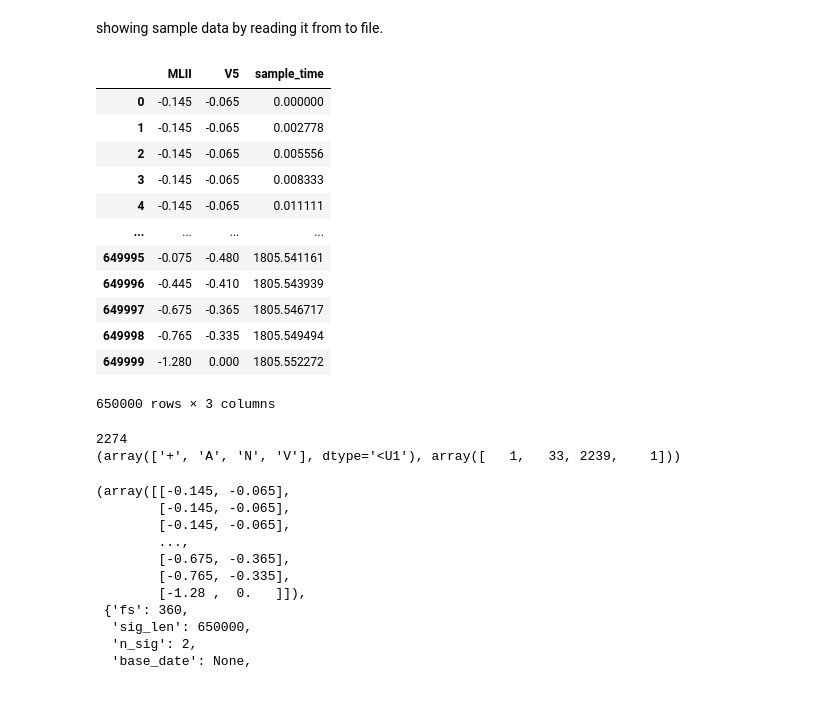
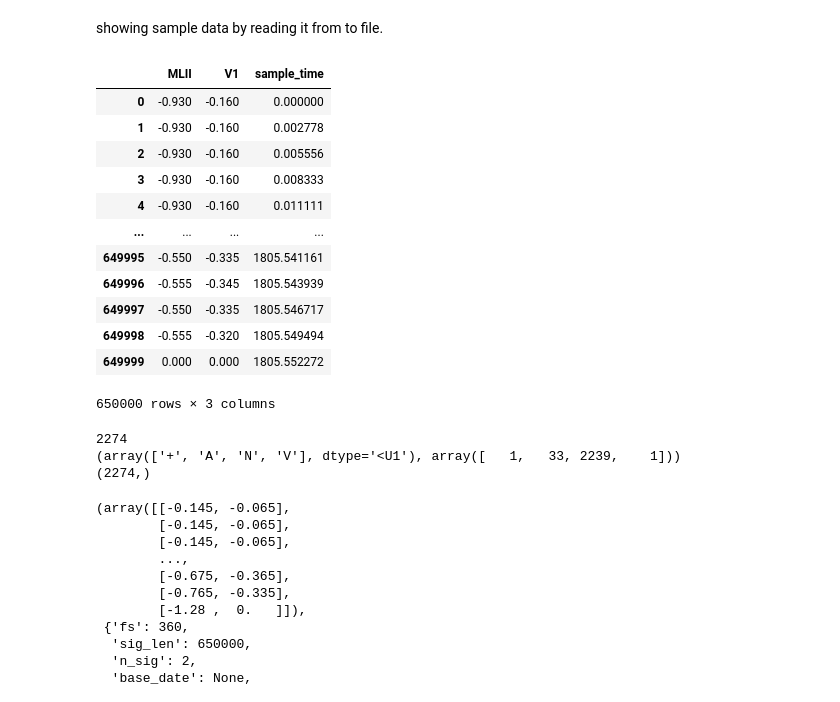
Before and after one commit to Mahmoud-albisary/Automatic-Detection-of-Heart-Arrhythmias-from-ECG-Signals, a Jupyter notebook: file.ipynb, the cells around one changed output. Saved outputs shown, nothing was run; the diff lists cells and outputs as text; code cells hidden in the pictures.

```diff
--- a/file.ipynb
+++ b/file.ipynb
@@ -12,24 +12,24 @@ from scipy.stats import kurtosis, skew
 showing sample data by reading it from to file.
 # %%
 #setting the samples from the two nodes in a dataframe
-df = wfdb.rdrecord('mit-bih-arrhythmia-database-1.0.0/100').to_dataframe()
+df = wfdb.rdrecord('mit-bih-arrhythmia-database-1.0.0/223').to_dataframe()
 df['sample_time'] = df.index.total_seconds()
 df.reset_index(inplace = True)
 df.drop('index', axis = 1, inplace = True)
 df
 # %% [output]
-|  | MLII | V5 | sample_time |
-| 0 | -0.145 | -0.065 | 0.000000 |
-| 1 | -0.145 | -0.065 | 0.002778 |
-| 2 | -0.145 | -0.065 | 0.005556 |
-| 3 | -0.145 | -0.065 | 0.008333 |
-| 4 | -0.145 | -0.065 | 0.011111 |
+|  | MLII | V1 | sample_time |
+| 0 | -0.930 | -0.160 | 0.000000 |
+| 1 | -0.930 | -0.160 | 0.002778 |
+| 2 | -0.930 | -0.160 | 0.005556 |
+| 3 | -0.930 | -0.160 | 0.008333 |
+| 4 | -0.930 | -0.160 | 0.011111 |
 | ... | ... | ... | ... |
-| 649995 | -0.075 | -0.480 | 1805.541161 |
-| 649996 | -0.445 | -0.410 | 1805.543939 |
-| 649997 | -0.675 | -0.365 | 1805.546717 |
-| 649998 | -0.765 | -0.335 | 1805.549494 |
-| 649999 | -1.280 | 0.000 | 1805.552272 |
+| 649995 | -0.550 | -0.335 | 1805.541161 |
+| 649996 | -0.555 | -0.345 | 1805.543939 |
+| 649997 | -0.550 | -0.335 | 1805.546717 |
+| 649998 | -0.555 | -0.320 | 1805.549494 |
+| 649999 | 0.000 | 0.000 | 1805.552272 |
 650000 rows × 3 columns
 # %%
 #reading annotations into a numpy array
@@ -37,9 +37,11 @@ annotation = wfdb.rdann('mit-bih-arrhythmia-database-1.0.0/100', 'atr')
 ann_symbols = np.array(annotation.symbol)
 print(np.size(ann_symbols))
 print(np.unique(ann_symbols, return_counts=True))
+print(annotation.sample.shape)
 # %% [output]
 2274
 (array(['+', 'A', 'N', 'V'], dtype='<U1'), array([   1,   33, 2239,    1]))
+(2274,)
 # %%
 #reading samples as a tuple (first element is a numpy array, second is a python dictionary)
 wfdb.rdsamp('mit-bih-arrhythmia-database-1.0.0/100')
```
Also changed, not shown: parts of 11 cells of this notebook, 1 other file.
